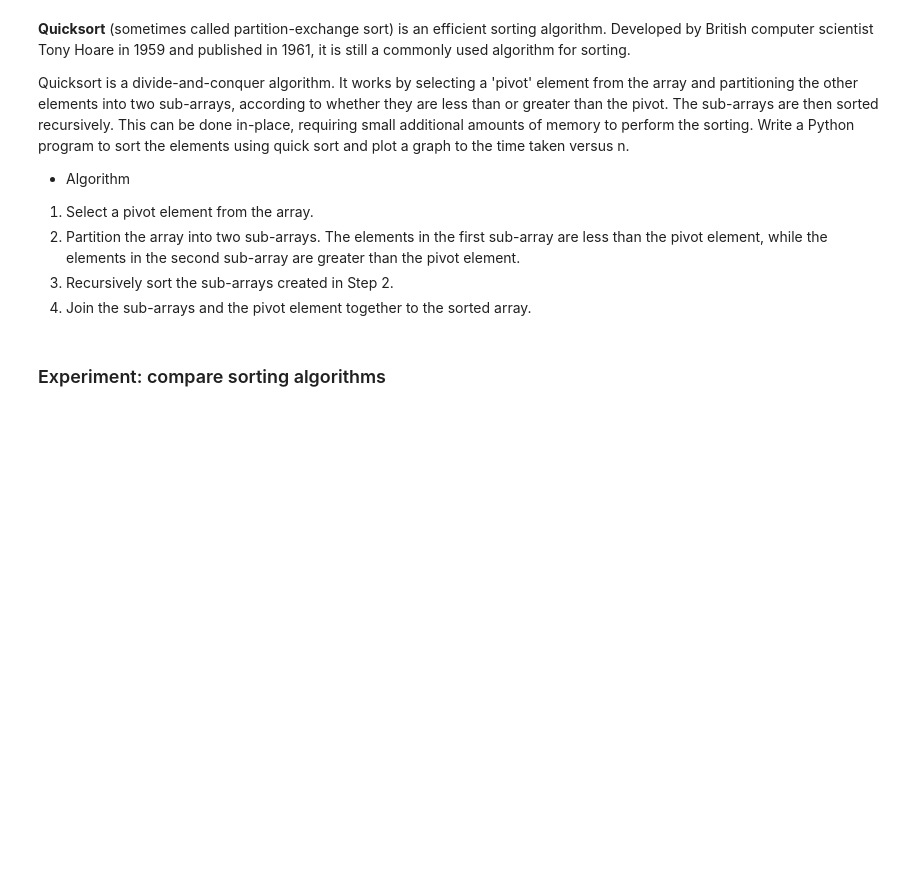
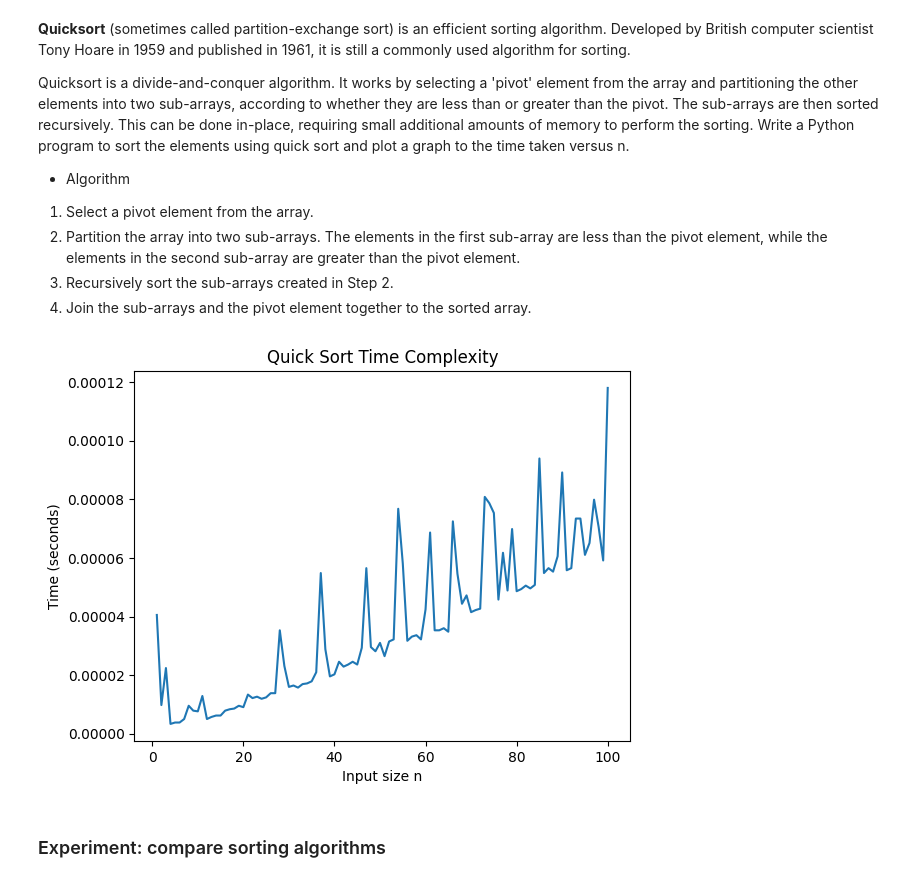
Before and after one commit to shubhi1401/ALGO-, a Jupyter notebook: Lab_5.ipynb, the cells around one changed output. Saved outputs shown, nothing was run; the diff lists cells and outputs as text; code cells hidden in the pictures; blank space fills up the shorter version.

```diff
--- a/Lab_5.ipynb
+++ b/Lab_5.ipynb
@@ -40,3 +137,41 @@ Write a Python program to sort the elements using quick sort and plot a graph to
+# %%
+#write code for above cell and compute the running time and also plot graph.
+import time
+import random
+import matplotlib.pyplot as plt
+
+def partition(arr, low, high):
+    pivot = arr[high]
+    i = low - 1
+    for j in range(low, high):
+        if arr[j] <= pivot:
+            i += 1
+            arr[i], arr[j] = arr[j], arr[i]
+    arr[i + 1], arr[high] = arr[high], arr[i + 1]
+    return i + 1
+
+def quickSort(arr, low, high):
+    if low < high:
+        pi = partition(arr, low, high)
+        quickSort(arr, low, pi - 1)
+        quickSort(arr, pi + 1, high)
+n_values = list(range(1, 101))
+time_values = []
+
+for n in n_values:
+
+    data = [random.randint(0, 1000) for _ in range(n)]
+    start_time = time.time()
+    quickSort(data, 0, len(data) - 1)
+    time_values.append(time.time() - start_time)
+plt.figure()
+plt.plot(n_values, time_values)
+plt.xlabel("Input size n")
+plt.ylabel("Time (seconds)")
+plt.title("Quick Sort Time Complexity")
+plt.show()
+# %% [output]
+[figure, added]
 # %% [markdown]
 ### Experiment: compare sorting algorithms
 # %%
```
Also changed, not shown: parts of 8 cells of this notebook.
